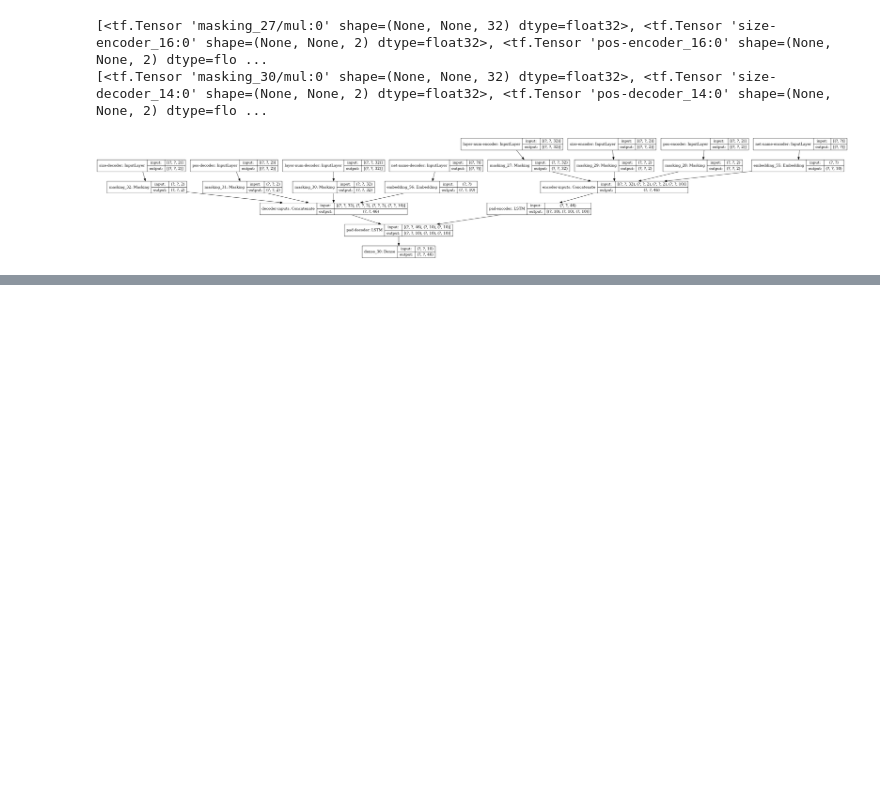
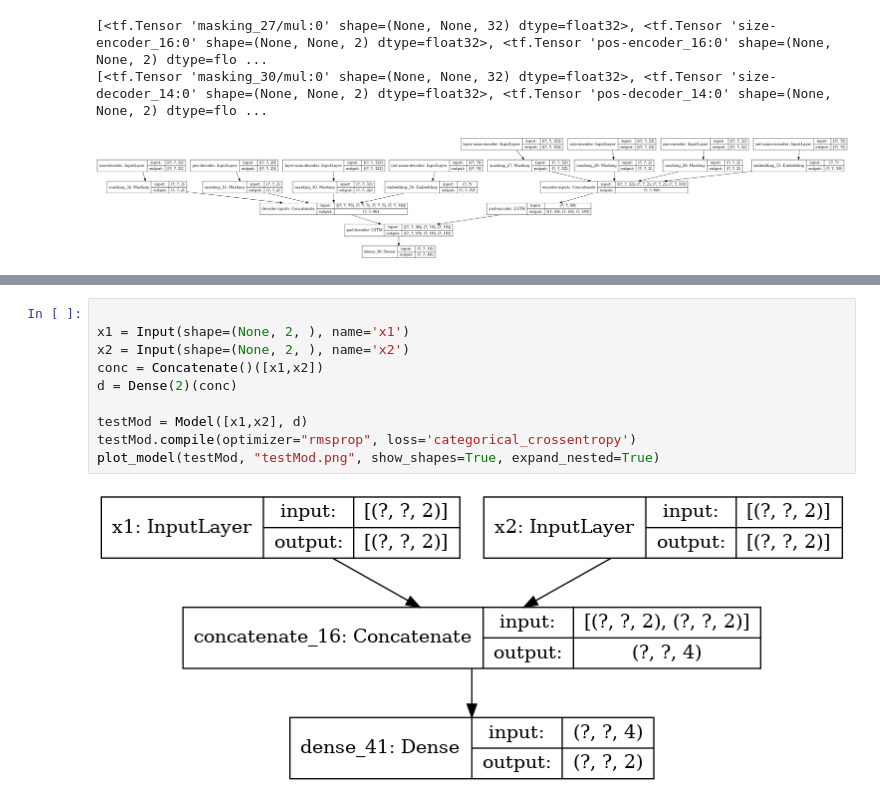
Before and after one commit to dimpdash/pcb-router, a Jupyter notebook: model.ipynb, the cells around one changed output, grey strips where cells are left out. Drawn from its saved outputs; the diff is of its cells as text; blank space fills up the shorter version.

```diff
--- a/model data/model.ipynb
+++ b/model.ipynb
@@ -105,0 +142,12 @@ model = Model(inputs=[input1, input2], outputs=x)
+# %%
+
+x1 = Input(shape=(None, 2, ), name='x1')
+x2 = Input(shape=(None, 2, ), name='x2')
+conc = Concatenate()([x1,x2])
+d = Dense(2)(conc)
+
+testMod = Model([x1,x2], d)
+testMod.compile(optimizer="rmsprop", loss='categorical_crossentropy')
+plot_model(testMod, "testMod.png", show_shapes=True, expand_nested=True)
+# %% [output]
+[figure, added]
```
Also changed, not shown: parts of 6 cells of this notebook, 11 other files.
